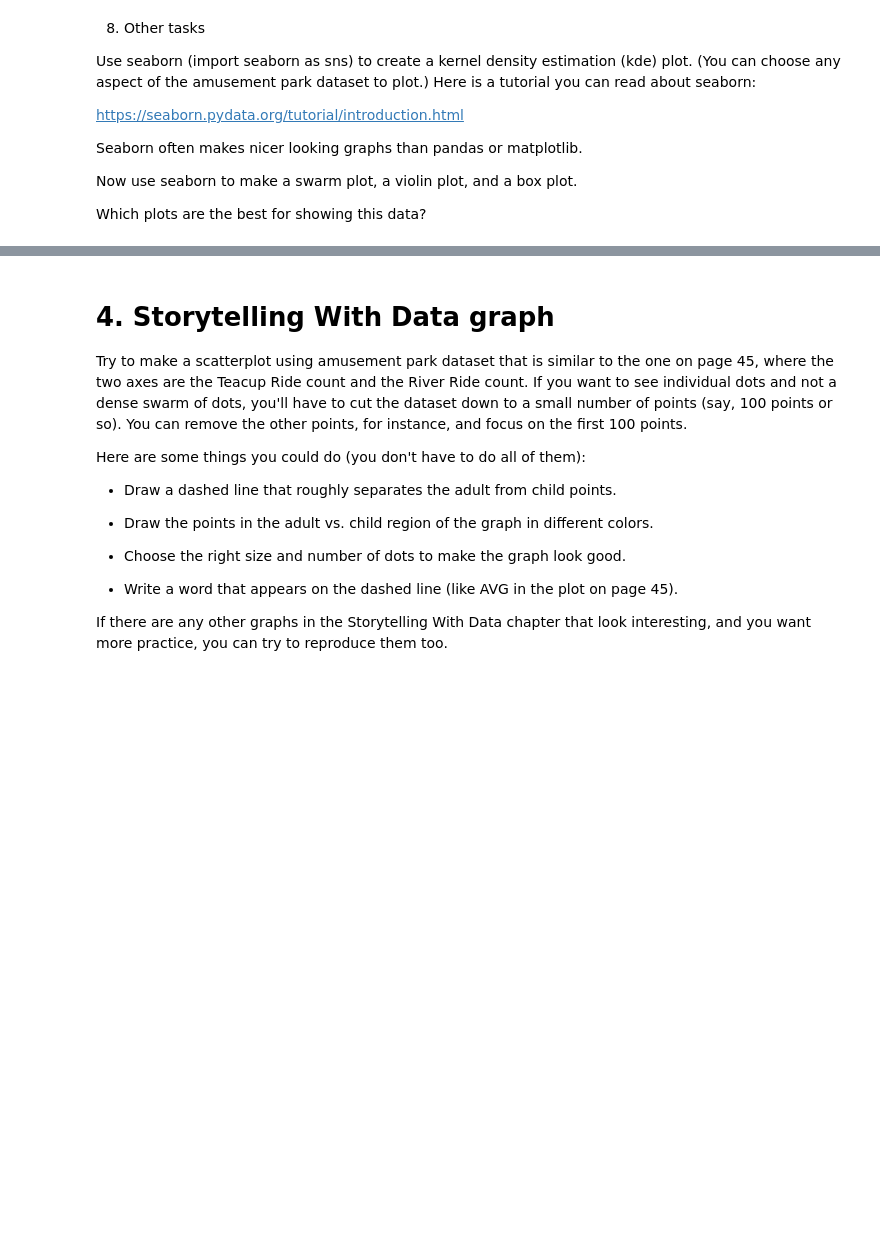
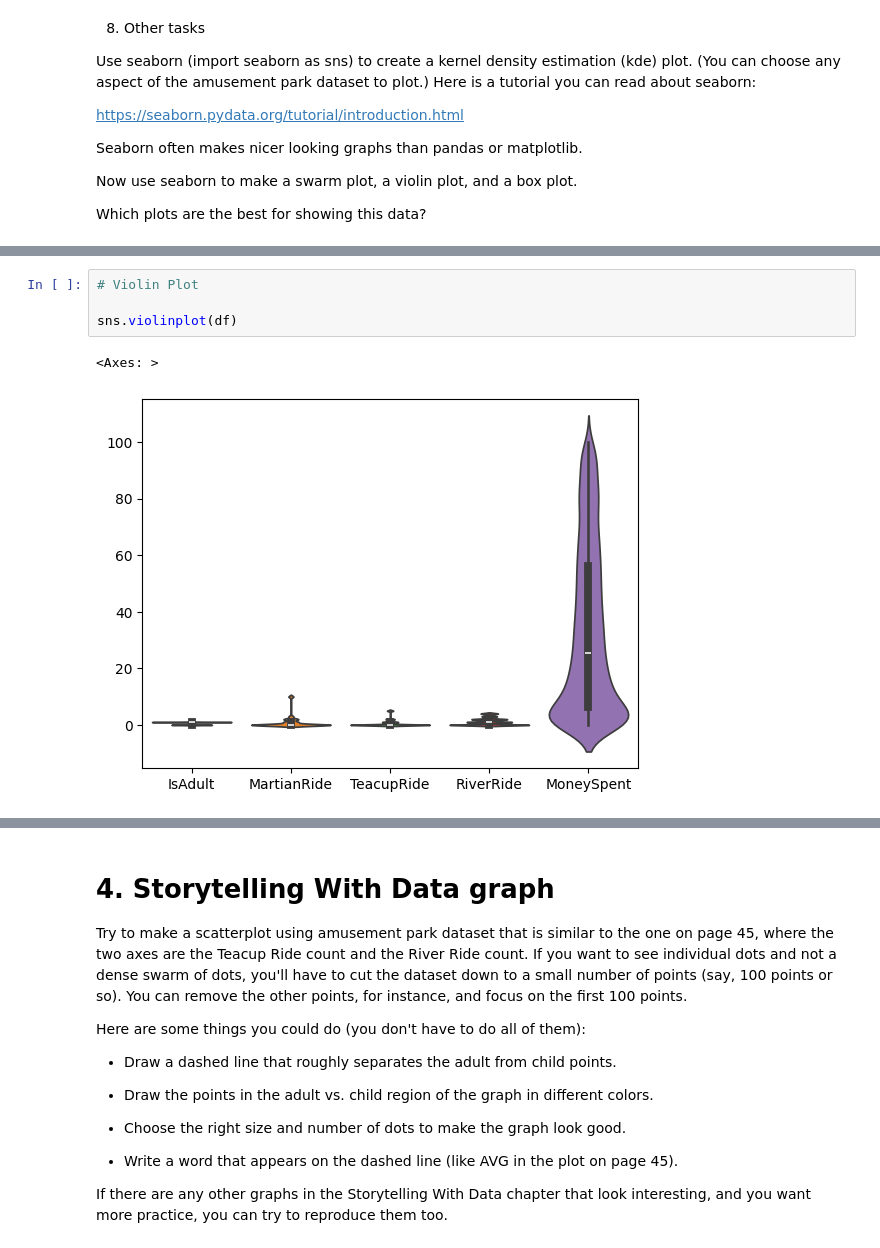
Before and after one commit to tware5-star/Module-B-semester-2, a Jupyter notebook: OMDS-ModB2-Week3-Ware-Tiffany.ipynb, the cells around one changed output, grey strips where cells are left out. Drawn from its saved outputs; the diff is of its cells as text; blank space fills up the shorter version.

```diff
--- a/OMDS-ModB2-Week3-Ware-Tiffany.ipynb
+++ b/OMDS-ModB2-Week3-Ware-Tiffany.ipynb
@@ -431,0 +465,7 @@ Which plots are the best for showing this data?
+# %%
+# Violin Plot
+
+sns.violinplot(df)
+# %% [output]
+<Axes: >
+[figure, added]
```
Also changed, not shown: parts of 6 cells of this notebook.
